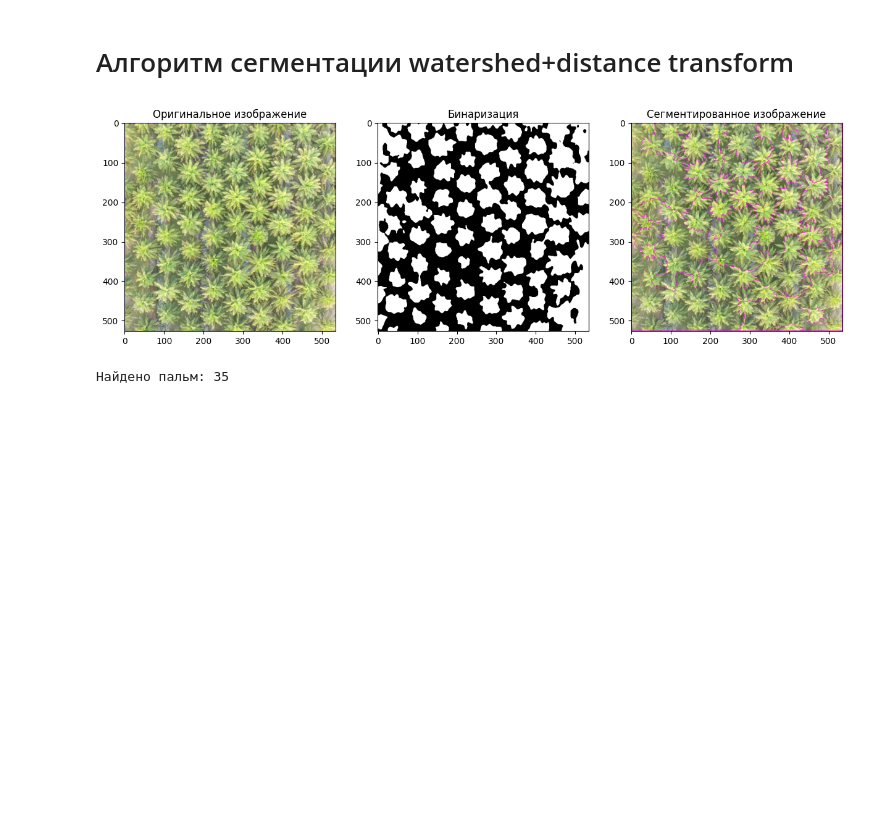
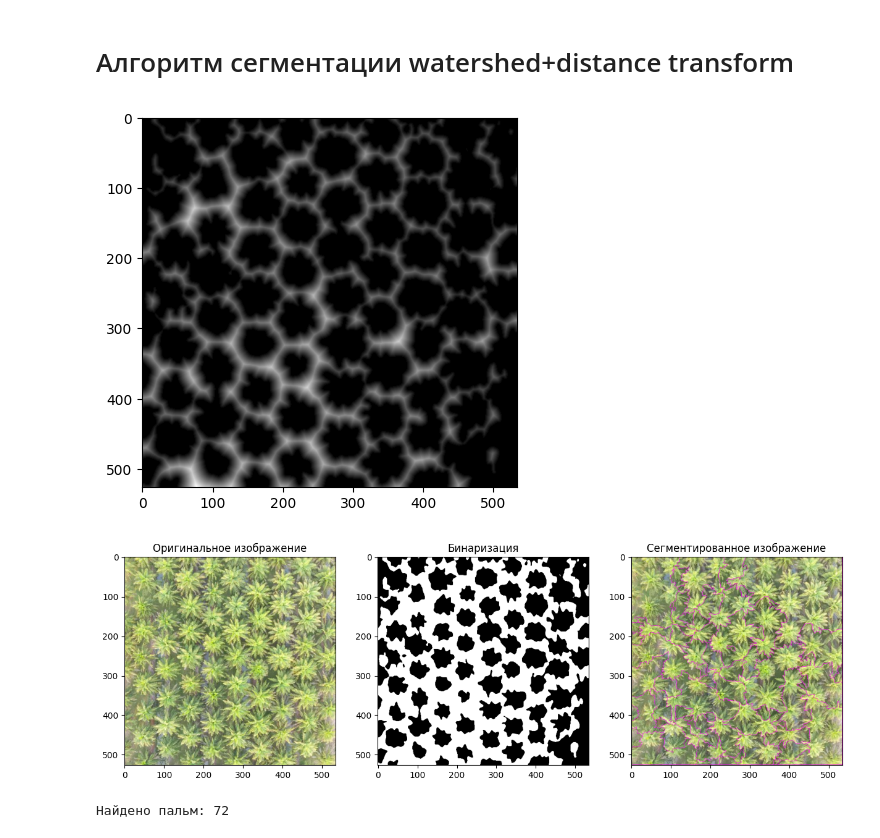
Before and after one commit to AfanasevAlexandr999/ImageProcessing, a Jupyter notebook: IMGN_4/DE_IP_2024_Task_4.ipynb, the cells around one changed output. Cells and saved outputs as stored; diff of their text form; code cells hidden in the pictures; blank space fills up the shorter version.

```diff
--- a/IMGN_4/DE_IP_2024_Task_4.ipynb
+++ b/IMGN_4/DE_IP_2024_Task_4.ipynb
@@ -90,33 +90,35 @@ image = cv2.imread("palm_1.jpg")
 image_gray = cv2.cvtColor(image, cv2.COLOR_BGR2GRAY)
 
 blurred = cv2.GaussianBlur(image_gray, (21, 29), 0)
-ret, thresh = cv2.threshold(blurred, 0, 255, cv2.THRESH_BINARY + cv2.THRESH_OTSU)
+ret, thresh = cv2.threshold(blurred, 0, 255, cv2.THRESH_BINARY_INV + cv2.THRESH_OTSU)
 dist_transform = cv2.distanceTransform(thresh, cv2.DIST_L2, 5)
+plt.imshow(dist_transform, cmap="gray")
 
 local_maxima = ndimage.maximum_filter(dist_transform, size=20, mode='constant')
 
 ret, sure_fg = cv2.threshold(dist_transform, 0.5 * dist_transform.max(), 255, cv2.THRESH_BINARY)
 sure_fg = sure_fg.astype(np.uint8)
 ret, markers = cv2.connectedComponents(sure_fg)
 markers = cv2.watershed(image, markers.astype(np.int32))
 
 num = len(np.unique(markers)) - 1
 
 segmented_image = image.copy()
 segmented_image[markers == -1] = [255, 0, 255]
 
 plt.figure(figsize=(15, 12))
 plt.subplot(1, 3, 1)
 plt.imshow(cv2.cvtColor(image, cv2.COLOR_BGR2RGB))
 plt.title("Оригинальное изображение")
 plt.subplot(1, 3, 2)
 plt.imshow(thresh, cmap="gray")
 plt.title("Бинаризация")
 plt.subplot(1, 3, 3)
 plt.imshow(cv2.cvtColor(segmented_image, cv2.COLOR_BGR2RGB))
 plt.title("Сегментированное изображение")
 plt.show()
 print("Найдено пальм:", num)
 # %% [output]
-[figure, old version]
+[figure, new version]
+[figure, added]
-Найдено пальм: 35
+Найдено пальм: 72
```
Also changed, not shown: parts of 1 cell of this notebook.
